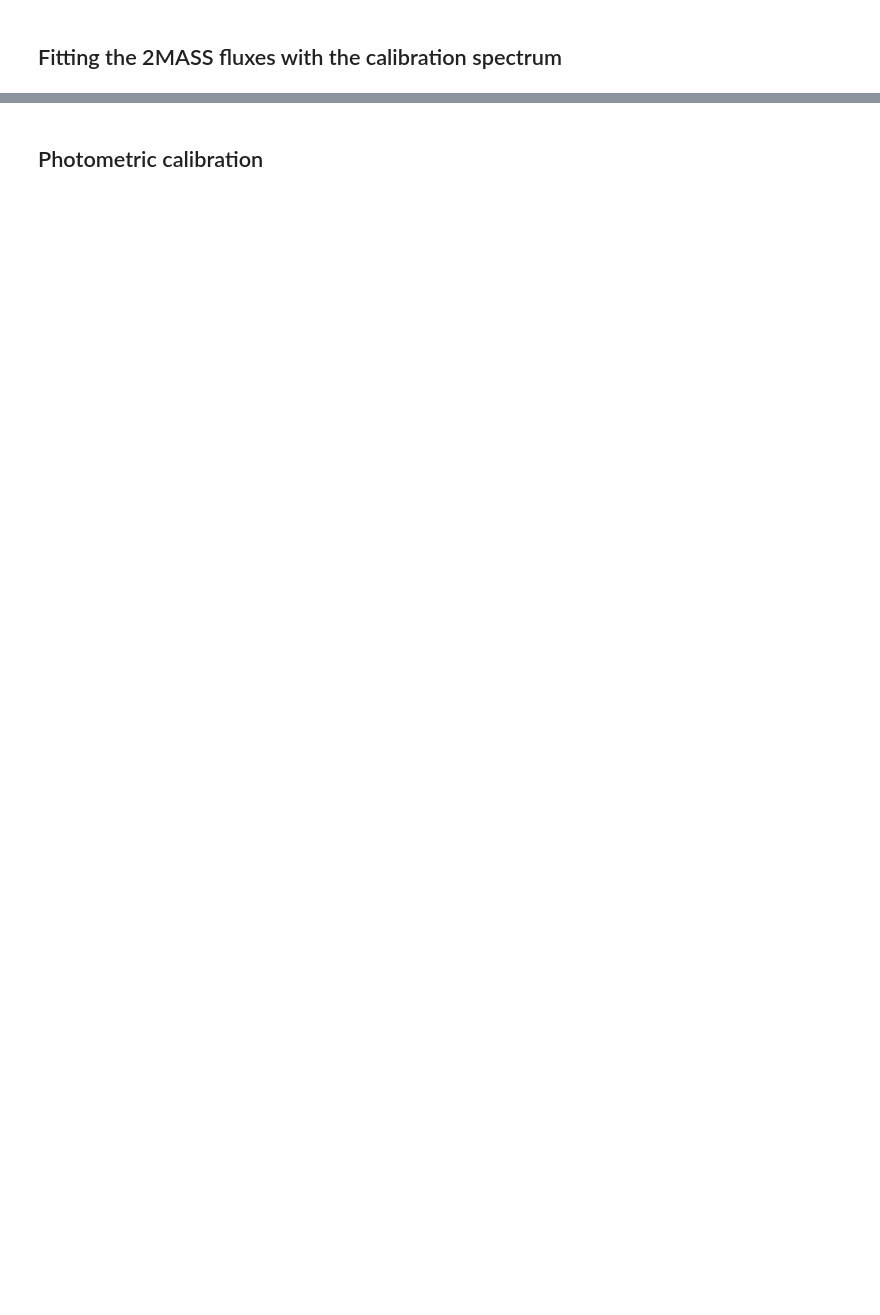
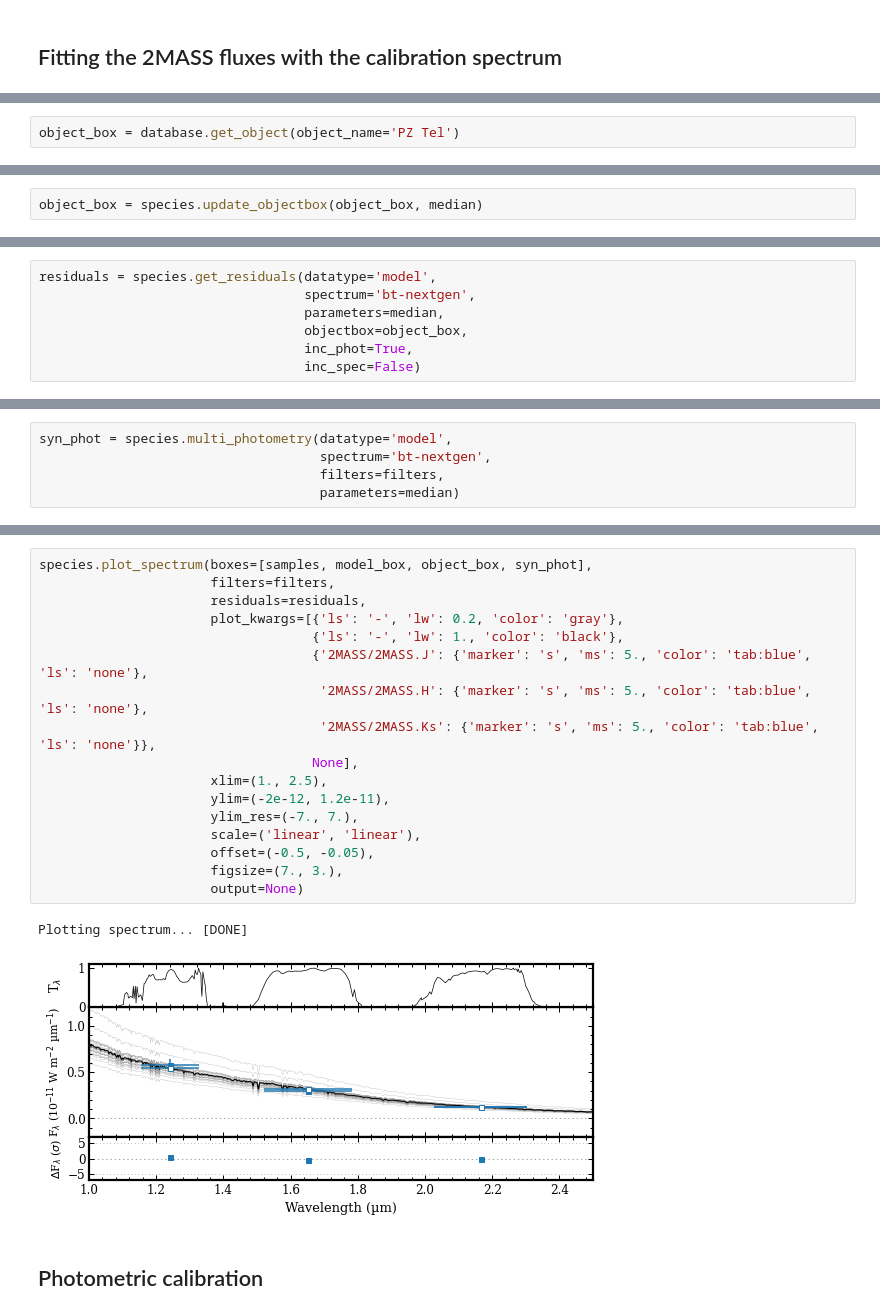
Before and after one commit to tomasstolker/species, a Jupyter notebook: docs/tutorials/flux_calibration.ipynb, the cells around one changed output, grey strips where cells are left out. Drawn from its saved outputs; the diff is of its cells as text; blank space fills up the shorter version.

```diff
--- a/docs/tutorials/flux_calibration.ipynb
+++ b/docs/tutorials/flux_calibration.ipynb
@@ -278,0 +217,2 @@ Image('spectrum.png')
+# %%
+object_box = database.get_object(object_name='PZ Tel')
@@ -278,0 +236,2 @@ Image('spectrum.png')
+# %%
+object_box = species.update_objectbox(object_box, median)
@@ -278,0 +246,7 @@ Image('spectrum.png')
+# %%
+residuals = species.get_residuals(datatype='model',
+                                  spectrum='bt-nextgen',
+                                  parameters=median,
+                                  objectbox=object_box,
+                                  inc_phot=True,
+                                  inc_spec=False)
@@ -278,0 +272,5 @@ Image('spectrum.png')
+# %%
+syn_phot = species.multi_photometry(datatype='model',
+                                    spectrum='bt-nextgen',
+                                    filters=filters,
+                                    parameters=median)
@@ -279,2 +289,22 @@ Image('spectrum.png')
+# %%
+species.plot_spectrum(boxes=[samples, model_box, object_box, syn_phot],
+                      filters=filters,
+                      residuals=residuals,
+                      plot_kwargs=[{'ls': '-', 'lw': 0.2, 'color': 'gray'},
+                                   {'ls': '-', 'lw': 1., 'color': 'black'},
+                                   {'2MASS/2MASS.J': {'marker': 's', 'ms': 5., 'color': 'tab:blue', 'ls': 'none'},
+                                    '2MASS/2MASS.H': {'marker': 's', 'ms': 5., 'color': 'tab:blue', 'ls': 'none'},
+                                    '2MASS/2MASS.Ks': {'marker': 's', 'ms': 5., 'color': 'tab:blue', 'ls': 'none'}},
+                                   None],
+                      xlim=(1., 2.5),
+                      ylim=(-2e-12, 1.2e-11),
+                      ylim_res=(-7., 7.),
+                      scale=('linear', 'linear'),
+                      offset=(-0.5, -0.05),
+                      figsize=(7., 3.),
+                      output=None)
+# %% [output]
+Plotting spectrum... [DONE]
+[figure, added]
 # %% [markdown]
 ## Photometric calibration
```
Also changed, not shown: parts of 131 cells of this notebook, 19 other files.
